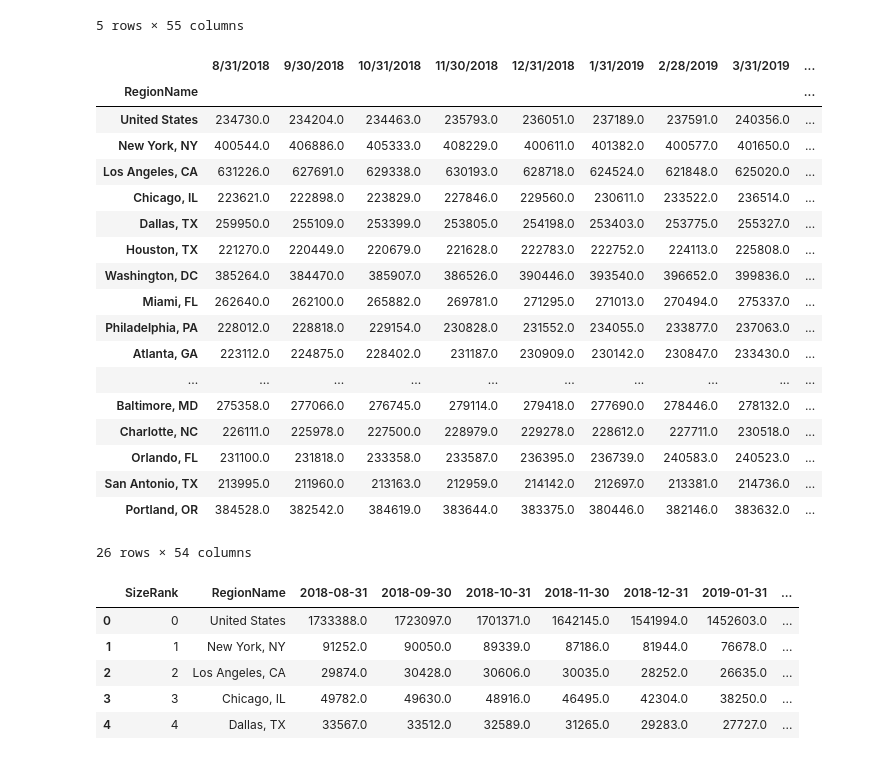
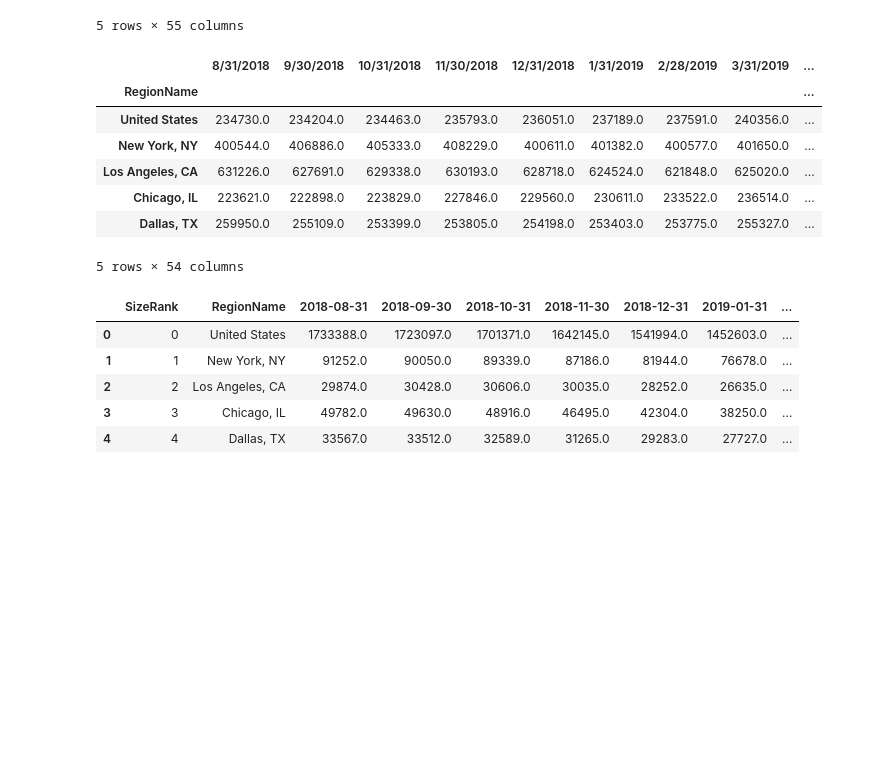
Before and after one commit to ceramicbull/Project-1-Repo, a Jupyter notebook: Group Project One Notebook.ipynb, the cells around one changed output. Cells and saved outputs as stored; diff of their text form; code cells hidden in the pictures; blank space fills up the shorter version.

```diff
--- a/Group Project One Notebook.ipynb
+++ b/Group Project One Notebook.ipynb
@@ -311,28 +311,17 @@ cp_median_sales_price.head()
 # %%
 #CHELSEA clean data to match other csv file
 median_sale_price_cleaned_25 = cp_median_sales_price.loc[(cp_median_sales_price.index<26),:]
 cp_median_sale_price_cleaned = median_sale_price_cleaned_25.set_index('RegionName')
-cp_median_sale_price_cleaned
+cp_median_sale_price_cleaned.head()
 # %% [output]
 |  | 8/31/2018 | 9/30/2018 | 10/31/2018 | 11/30/2018 | 12/31/2018 | 1/31/2019 | 2/28/2019 | 3/31/2019 | ... |
 | RegionName |  |  |  |  |  |  |  |  | ... |
 | United States | 234730.0 | 234204.0 | 234463.0 | 235793.0 | 236051.0 | 237189.0 | 237591.0 | 240356.0 | ... |
 | New York, NY | 400544.0 | 406886.0 | 405333.0 | 408229.0 | 400611.0 | 401382.0 | 400577.0 | 401650.0 | ... |
 | Los Angeles, CA | 631226.0 | 627691.0 | 629338.0 | 630193.0 | 628718.0 | 624524.0 | 621848.0 | 625020.0 | ... |
 | Chicago, IL | 223621.0 | 222898.0 | 223829.0 | 227846.0 | 229560.0 | 230611.0 | 233522.0 | 236514.0 | ... |
 | Dallas, TX | 259950.0 | 255109.0 | 253399.0 | 253805.0 | 254198.0 | 253403.0 | 253775.0 | 255327.0 | ... |
-| Houston, TX | 221270.0 | 220449.0 | 220679.0 | 221628.0 | 222783.0 | 222752.0 | 224113.0 | 225808.0 | ... |
-| Washington, DC | 385264.0 | 384470.0 | 385907.0 | 386526.0 | 390446.0 | 393540.0 | 396652.0 | 399836.0 | ... |
-| Miami, FL | 262640.0 | 262100.0 | 265882.0 | 269781.0 | 271295.0 | 271013.0 | 270494.0 | 275337.0 | ... |
-| Philadelphia, PA | 228012.0 | 228818.0 | 229154.0 | 230828.0 | 231552.0 | 234055.0 | 233877.0 | 237063.0 | ... |
-| Atlanta, GA | 223112.0 | 224875.0 | 228402.0 | 231187.0 | 230909.0 | 230142.0 | 230847.0 | 233430.0 | ... |
-| ... | ... | ... | ... | ... | ... | ... | ... | ... | ... |
-| Baltimore, MD | 275358.0 | 277066.0 | 276745.0 | 279114.0 | 279418.0 | 277690.0 | 278446.0 | 278132.0 | ... |
-| Charlotte, NC | 226111.0 | 225978.0 | 227500.0 | 228979.0 | 229278.0 | 228612.0 | 227711.0 | 230518.0 | ... |
-| Orlando, FL | 231100.0 | 231818.0 | 233358.0 | 233587.0 | 236395.0 | 236739.0 | 240583.0 | 240523.0 | ... |
-| San Antonio, TX | 213995.0 | 211960.0 | 213163.0 | 212959.0 | 214142.0 | 212697.0 | 213381.0 | 214736.0 | ... |
-| Portland, OR | 384528.0 | 382542.0 | 384619.0 | 383644.0 | 383375.0 | 380446.0 | 382146.0 | 383632.0 | ... |
-26 rows × 54 columns
+5 rows × 54 columns
 # %%
 # Read in cleaned Median Inventory csv from group data folder
 inventory_to_load = 'bens_analysis/Top 25 For Sale Inventory.csv'
```
Also changed, not shown: parts of 15 cells of this notebook, 8 other files.
